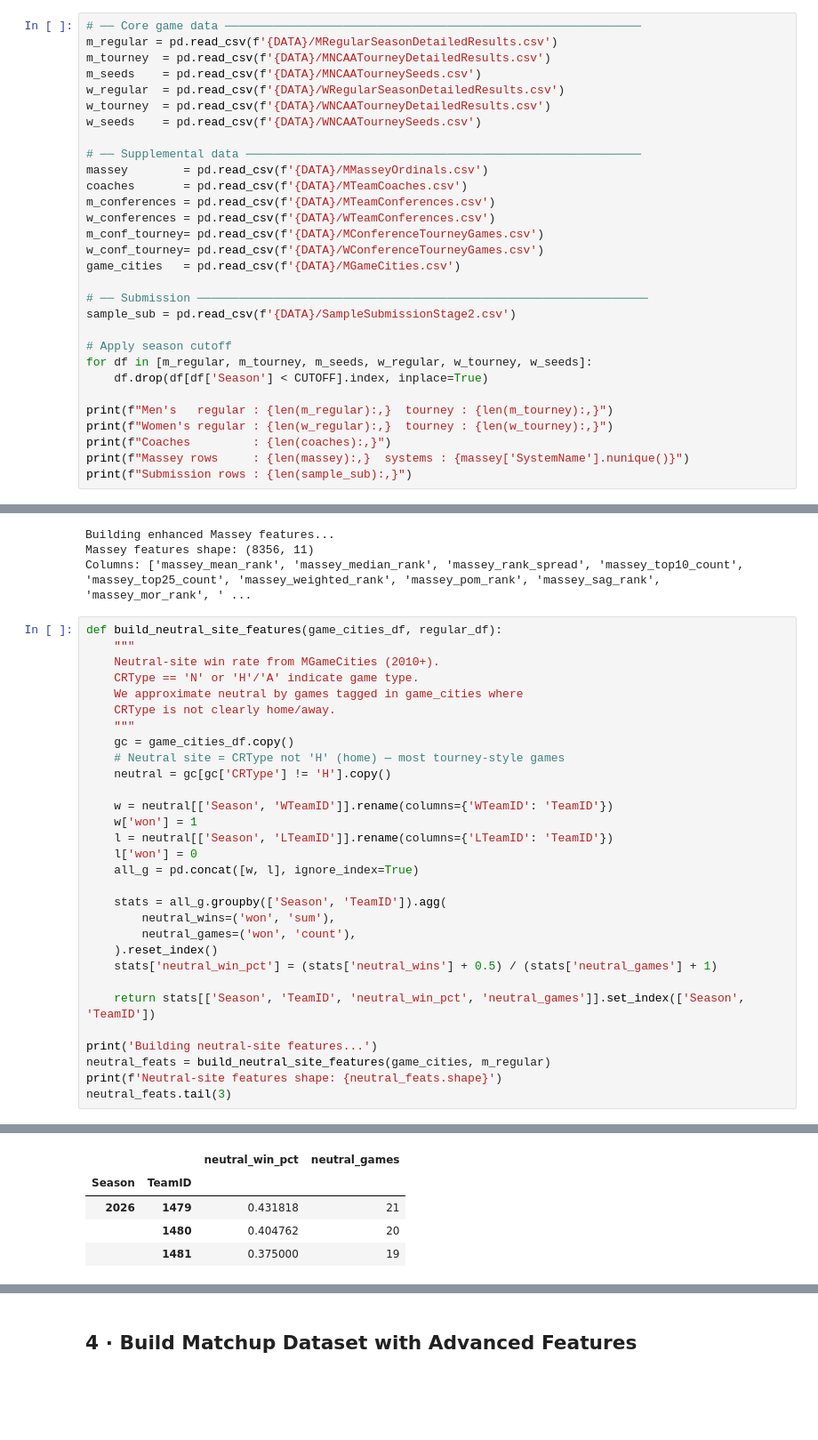
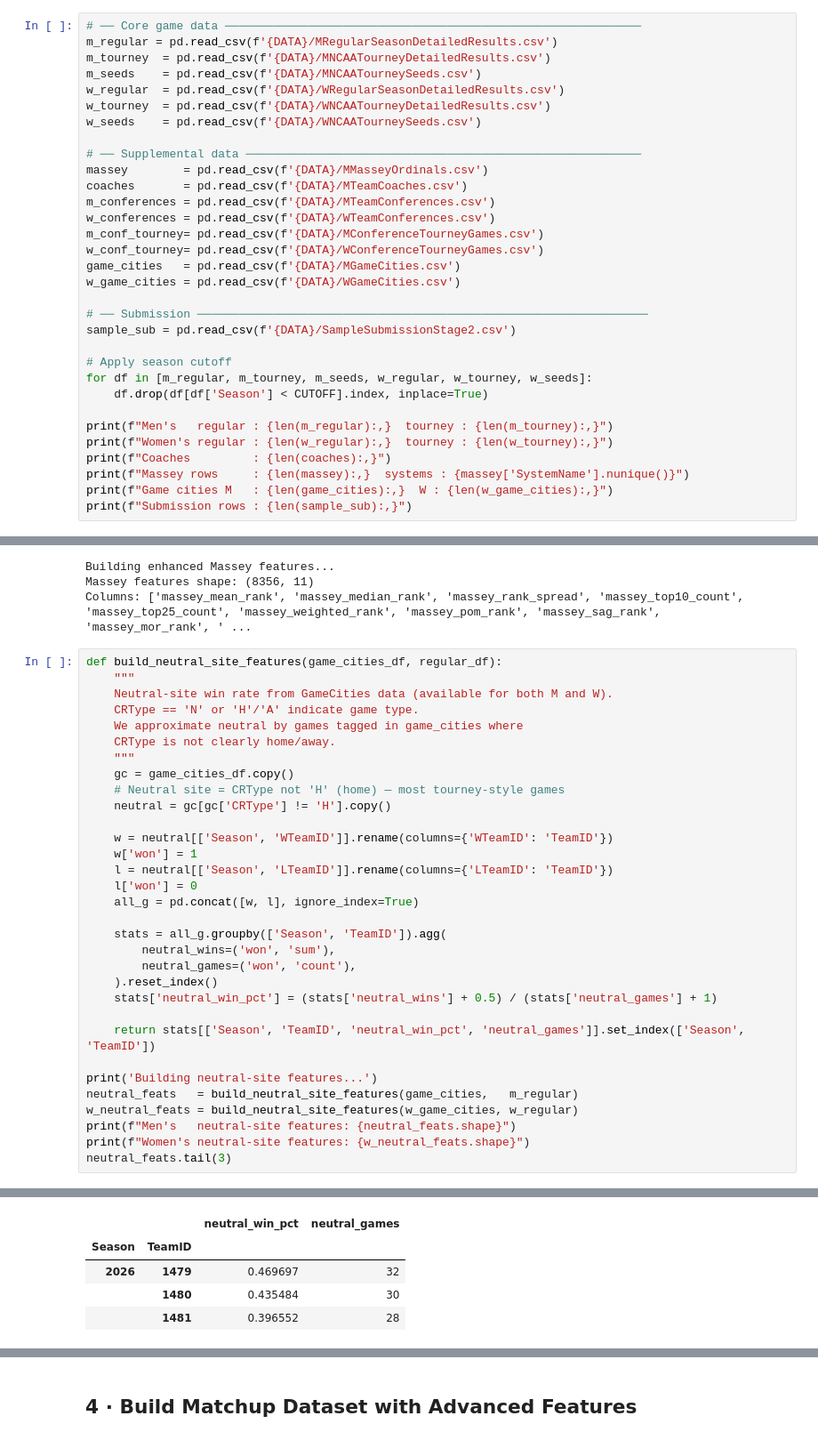
Before and after one commit to logan-heydt/Kaggle_competitions, a Jupyter notebook: March_Machine_Learning_Mania_2026/src/model_advanced.ipynb, the cells around one changed output, grey strips where cells are left out. Shown at 89% size. Cells and saved outputs as stored; diff of their text form; blank space fills up the shorter version.

```diff
--- a/March_Machine_Learning_Mania_2026/src/model_advanced.ipynb
+++ b/March_Machine_Learning_Mania_2026/src/model_advanced.ipynb
@@ -65,6 +64,7 @@ w_conferences = pd.read_csv(f'{DATA}/WTeamConferences.csv')
 m_conf_tourney= pd.read_csv(f'{DATA}/MConferenceTourneyGames.csv')
 w_conf_tourney= pd.read_csv(f'{DATA}/WConferenceTourneyGames.csv')
 game_cities   = pd.read_csv(f'{DATA}/MGameCities.csv')
+w_game_cities = pd.read_csv(f'{DATA}/WGameCities.csv')
 
 # ── Submission ─────────────────────────────────────────────────────────────────
 sample_sub = pd.read_csv(f'{DATA}/SampleSubmissionStage2.csv')
@@ -77,5 +77,6 @@ print(f"Men's   regular : {len(m_regular):,}  tourney : {len(m_tourney):,}")
 print(f"Women's regular : {len(w_regular):,}  tourney : {len(w_tourney):,}")
 print(f"Coaches         : {len(coaches):,}")
 print(f"Massey rows     : {len(massey):,}  systems : {massey['SystemName'].nunique()}")
+print(f"Game cities M   : {len(game_cities):,}  W : {len(w_game_cities):,}")
 print(f"Submission rows : {len(sample_sub):,}")
 # %% [output]
@@ -338,7 +340,7 @@ Columns: ['massey_mean_rank', 'massey_median_rank', 'massey_rank_spread', 'masse
 # %%
 def build_neutral_site_features(game_cities_df, regular_df):
     """
-    Neutral-site win rate from MGameCities (2010+).
+    Neutral-site win rate from GameCities data (available for both M and W).
     CRType == 'N' or 'H'/'A' indicate game type.
     We approximate neutral by games tagged in game_cities where
     CRType is not clearly home/away.
@@ -362,8 +364,10 @@ def build_neutral_site_features(game_cities_df, regular_df):
     return stats[['Season', 'TeamID', 'neutral_win_pct', 'neutral_games']].set_index(['Season', 'TeamID'])
 
 print('Building neutral-site features...')
-neutral_feats = build_neutral_site_features(game_cities, m_regular)
-print(f'Neutral-site features shape: {neutral_feats.shape}')
+neutral_feats   = build_neutral_site_features(game_cities,   m_regular)
+w_neutral_feats = build_neutral_site_features(w_game_cities, w_regular)
+print(f"Men's   neutral-site features: {neutral_feats.shape}")
+print(f"Women's neutral-site features: {w_neutral_feats.shape}")
 neutral_feats.tail(3)
 # %% [output]
 Building neutral-site features...
@@ -371,8 +376,8 @@ Neutral-site features shape: (6004, 2)
 |  |  | neutral_win_pct | neutral_games |
 | Season | TeamID |  |  |
-| 2026 | 1479 | 0.431818 | 21 |
-|  | 1480 | 0.404762 | 20 |
-|  | 1481 | 0.375000 | 19 |
+| 2026 | 1479 | 0.469697 | 32 |
+|  | 1480 | 0.435484 | 30 |
+|  | 1481 | 0.396552 | 28 |
 # %%
 def build_advanced_team_features(regular_df, seeds_df, season_elo,
                                   conf_feats=None, coach_feats=None,
```
Also changed, not shown: parts of 15 cells of this notebook, 3 other files.
